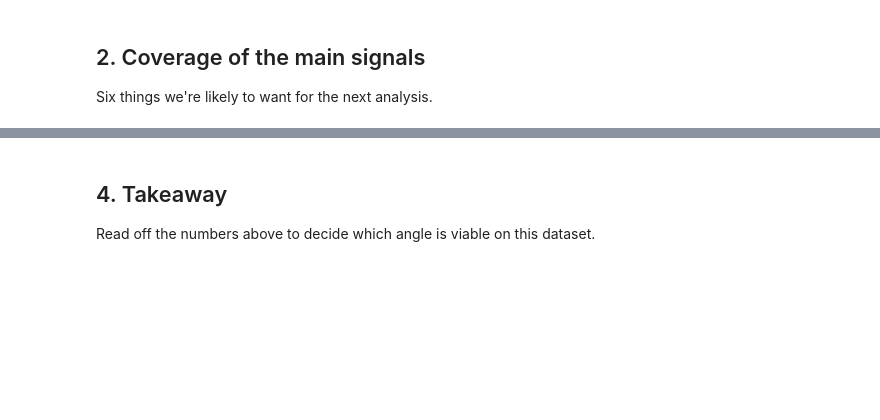
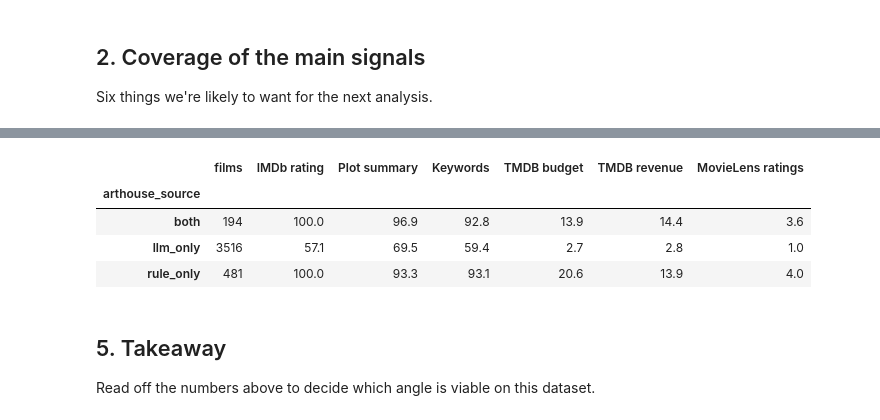
Before and after one commit to JakobEmilPalmason/from-analytics-to-action, a Jupyter notebook: notebooks/arthouse/arthouse-analysis/coverage_executed.ipynb, the cells around one changed output, grey strips where cells are left out. Cells and saved outputs as stored; diff of their text form; code cells hidden in the pictures; blank space fills up the shorter version.

```diff
--- a/notebooks/arthouse/arthouse-analysis/coverage_executed.ipynb
+++ b/notebooks/arthouse/arthouse-analysis/coverage_executed.ipynb
@@ -114,4 +113,21 @@ display(joint)
+# %%
+by_source = (
+    pd.DataFrame({name: mask for name, mask in signals.items()})
+    .assign(arthouse_source=df['arthouse_source'].values)
+    .groupby('arthouse_source')
+    .mean()
+    .mul(100)
+    .round(1)
+)
+by_source.insert(0, 'films', df['arthouse_source'].value_counts())
+display(by_source)
+# %% [output]
+|  | films | IMDb rating | Plot summary | Keywords | TMDB budget | TMDB revenue | MovieLens ratings |
+| arthouse_source |  |  |  |  |  |  |  |
+| both | 194 | 100.0 | 96.9 | 92.8 | 13.9 | 14.4 | 3.6 |
+| llm_only | 3516 | 57.1 | 69.5 | 59.4 | 2.7 | 2.8 | 1.0 |
+| rule_only | 481 | 100.0 | 93.3 | 93.1 | 20.6 | 13.9 | 4.0 |
 # %% [markdown]
-## 4. Takeaway
+## 5. Takeaway
 
 Read off the numbers above to decide which angle is viable on this dataset.
```
Also changed, not shown: parts of 8 cells of this notebook, 3 other files.
